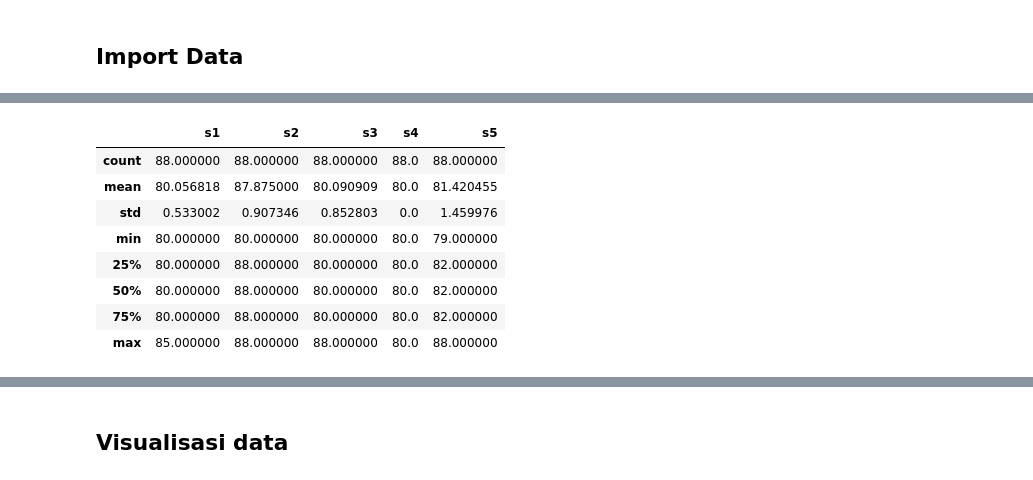
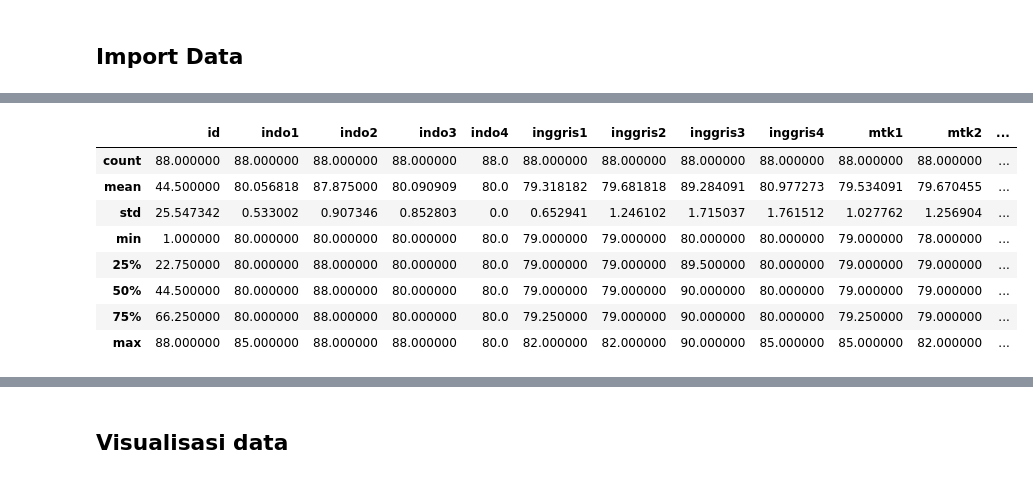
Before and after one commit to ArtEnginer/backprosiswa, a Jupyter notebook: program.ipynb, the cells around one changed output, grey strips where cells are left out. Saved outputs shown, nothing was run; the diff lists cells and outputs as text; code cells hidden in the pictures.

```diff
--- a/program.ipynb
+++ b/program.ipynb
@@ -26,0 +5,5 @@ data_indo
+# %%
+import pandas as pd
+
+df = pd.read_excel('dataset/all.xlsx', index_col='nisn')
+df
@@ -27,12 +25,12 @@ data_indo
 # %%
-data_indo.describe()
+df.describe()
 # %% [output]
-|  | s1 | s2 | s3 | s4 | s5 |
-| count | 88.000000 | 88.000000 | 88.000000 | 88.0 | 88.000000 |
-| mean | 80.056818 | 87.875000 | 80.090909 | 80.0 | 81.420455 |
-| std | 0.533002 | 0.907346 | 0.852803 | 0.0 | 1.459976 |
-| min | 80.000000 | 80.000000 | 80.000000 | 80.0 | 79.000000 |
-| 25% | 80.000000 | 88.000000 | 80.000000 | 80.0 | 82.000000 |
-| 50% | 80.000000 | 88.000000 | 80.000000 | 80.0 | 82.000000 |
-| 75% | 80.000000 | 88.000000 | 80.000000 | 80.0 | 82.000000 |
-| max | 85.000000 | 88.000000 | 88.000000 | 80.0 | 88.000000 |
+|  | id | indo1 | indo2 | indo3 | indo4 | inggris1 | inggris2 | inggris3 | inggris4 | mtk1 | mtk2 | ... |
+| count | 88.000000 | 88.000000 | 88.000000 | 88.000000 | 88.0 | 88.000000 | 88.000000 | 88.000000 | 88.000000 | 88.000000 | 88.000000 | ... |
+| mean | 44.500000 | 80.056818 | 87.875000 | 80.090909 | 80.0 | 79.318182 | 79.681818 | 89.284091 | 80.977273 | 79.534091 | 79.670455 | ... |
+| std | 25.547342 | 0.533002 | 0.907346 | 0.852803 | 0.0 | 0.652941 | 1.246102 | 1.715037 | 1.761512 | 1.027762 | 1.256904 | ... |
+| min | 1.000000 | 80.000000 | 80.000000 | 80.000000 | 80.0 | 79.000000 | 79.000000 | 80.000000 | 80.000000 | 79.000000 | 78.000000 | ... |
+| 25% | 22.750000 | 80.000000 | 88.000000 | 80.000000 | 80.0 | 79.000000 | 79.000000 | 89.500000 | 80.000000 | 79.000000 | 79.000000 | ... |
+| 50% | 44.500000 | 80.000000 | 88.000000 | 80.000000 | 80.0 | 79.000000 | 79.000000 | 90.000000 | 80.000000 | 79.000000 | 79.000000 | ... |
+| 75% | 66.250000 | 80.000000 | 88.000000 | 80.000000 | 80.0 | 79.250000 | 79.000000 | 90.000000 | 80.000000 | 79.250000 | 79.000000 | ... |
+| max | 88.000000 | 85.000000 | 88.000000 | 88.000000 | 80.0 | 82.000000 | 82.000000 | 90.000000 | 85.000000 | 85.000000 | 82.000000 | ... |
```
Also changed, not shown: parts of 5 cells of this notebook.
